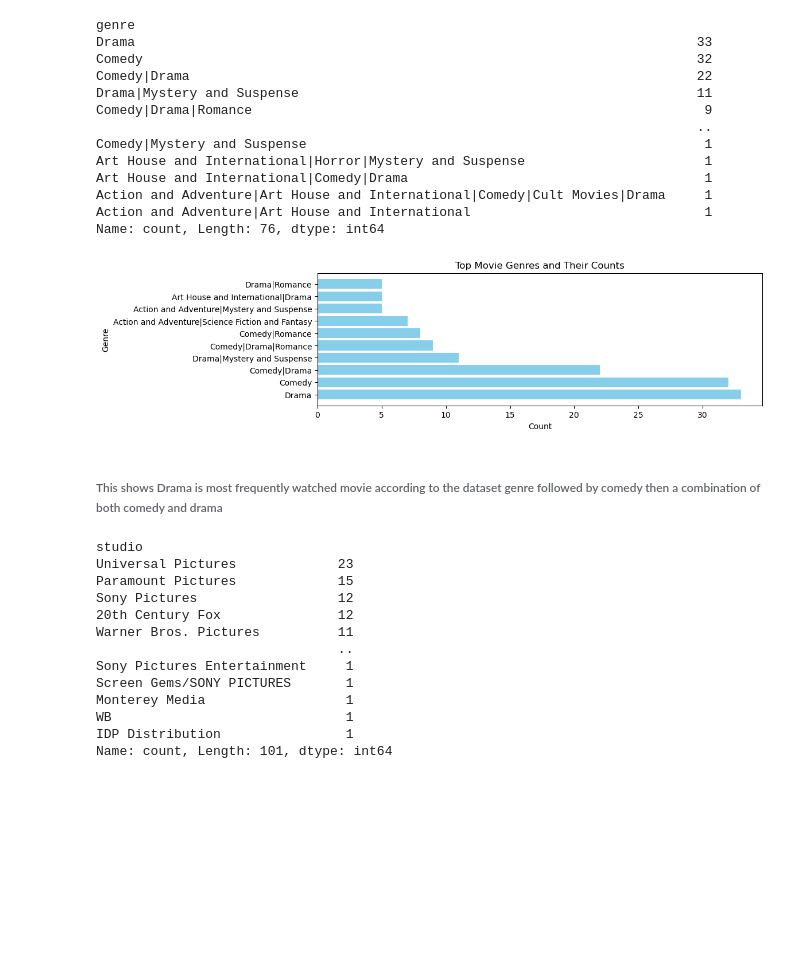
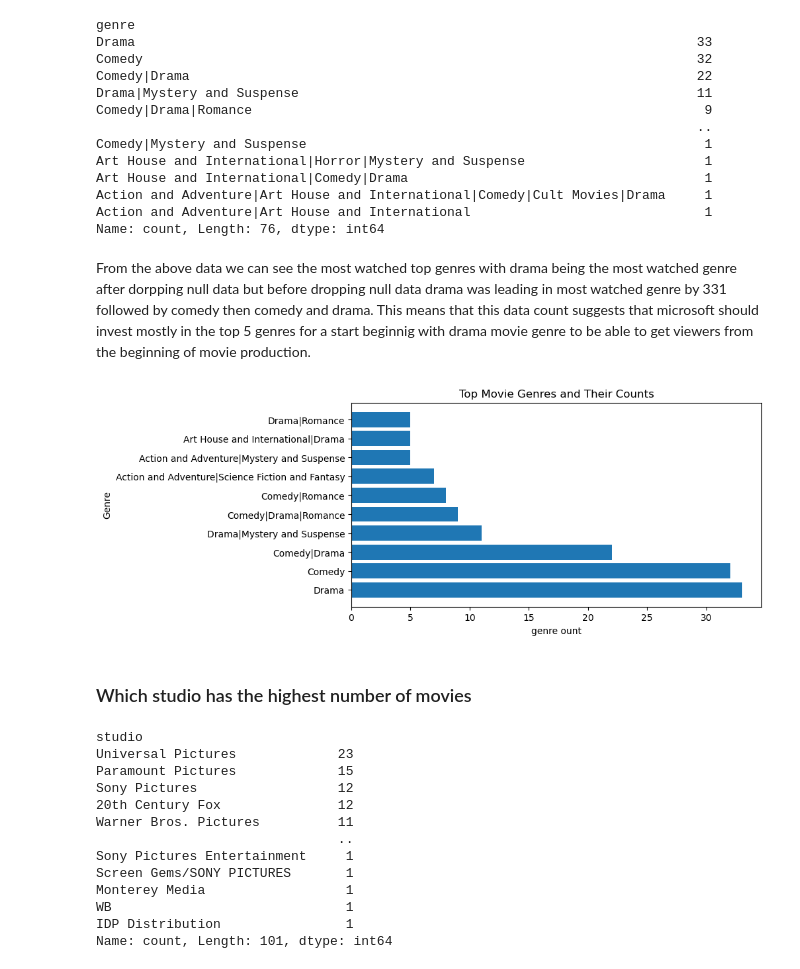
Before and after one commit to ed-gar-k/Phase-1-project, a Jupyter notebook: Phase-one.ipynb, the cells around one changed output. Cells and saved outputs as stored; diff of their text form; code cells hidden in the pictures; blank space fills up the shorter version.

```diff
--- a/Phase-one.ipynb
+++ b/Phase-one.ipynb
@@ -108,15 +125,20 @@ Art House and International|Comedy|Drama                                      1
 Action and Adventure|Art House and International|Comedy|Cult Movies|Drama     1
 Action and Adventure|Art House and International                              1
 Name: count, Length: 76, dtype: int64
+# %% [markdown]
+From the above data we can see the most watched top genres with drama being the most watched genre after dorpping null data
+but before dropping null data drama was leading in most watched genre by 331 followed by comedy then comedy and drama. This means that this data count
+suggests that microsoft should invest mostly in the top 5 genres for a start beginnig with drama movie genre to be able to get viewers from the beginning of movie production.
 # %%
-plt.figure(figsize=(10, 3))
-plt.barh(top_genres, genre_counts_top, color='skyblue')
-plt.xlabel('Count')
+#plotting a graph of top movie genres and their number count
+plt.figure(figsize=(8, 4))
+plt.barh(top_genres, genre_counts_top)
+plt.xlabel('genre ount')
 plt.ylabel('Genre')
 plt.title('Top Movie Genres and Their Counts')
 plt.show()
 # %% [output]
-[figure, old version]
+[figure, new version]
-# %% [markdown]
-###### This shows Drama is most frequently watched movie according to the dataset genre followed by comedy then a combination of both comedy and drama
+# %% [markdown]
+### Which studio has the highest number of movies
 # %%
```
Also changed, not shown: parts of 73 cells of this notebook, 2 other files.
